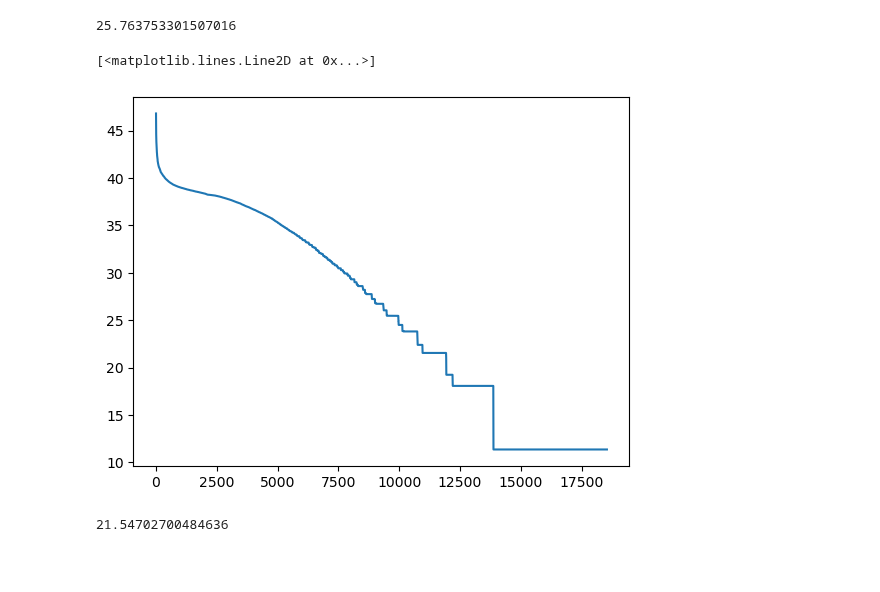
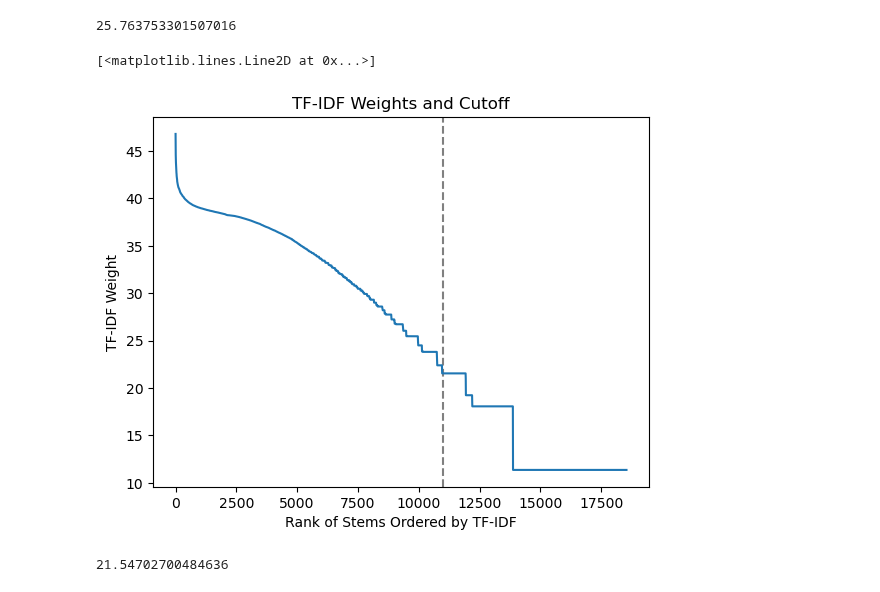
Before and after one commit to bendurham441/fed-nlp, a Jupyter notebook: prepare.ipynb, the cells around one changed output. Cells and saved outputs as stored; diff of their text form; code cells hidden in the pictures; blank space fills up the shorter version.

Commit message:
Added TF-IDF figure

```diff
--- a/prepare.ipynb
+++ b/prepare.ipynb
@@ -154,11 +154,19 @@ dictionary.doc2bow(['growth', 'product'])
 tfidf_global[228]
 # %% [output]
 25.763753301507016
-# %%
-plt.plot(tfidf_vals)
-# %% [output]
-[<matplotlib.lines.Line2D at 0x...>]
-[figure, removed]
+# %%
+fig, ax = plt.subplots()
+
+ax.set_title('TF-IDF Weights and Cutoff')
+
+ax.axvline(x=11000, color='gray', linestyle='--')
+ax.set_xlabel('Rank of Stems Ordered by TF-IDF')
+ax.set_ylabel('TF-IDF Weight')
+
+ax.plot(tfidf_vals)
+# %% [output]
+[<matplotlib.lines.Line2D at 0x...>]
+[figure, added]
 # %%
 tfidf_vals[11000]
 # %% [output]
```
Also changed, not shown: 1 other file.
